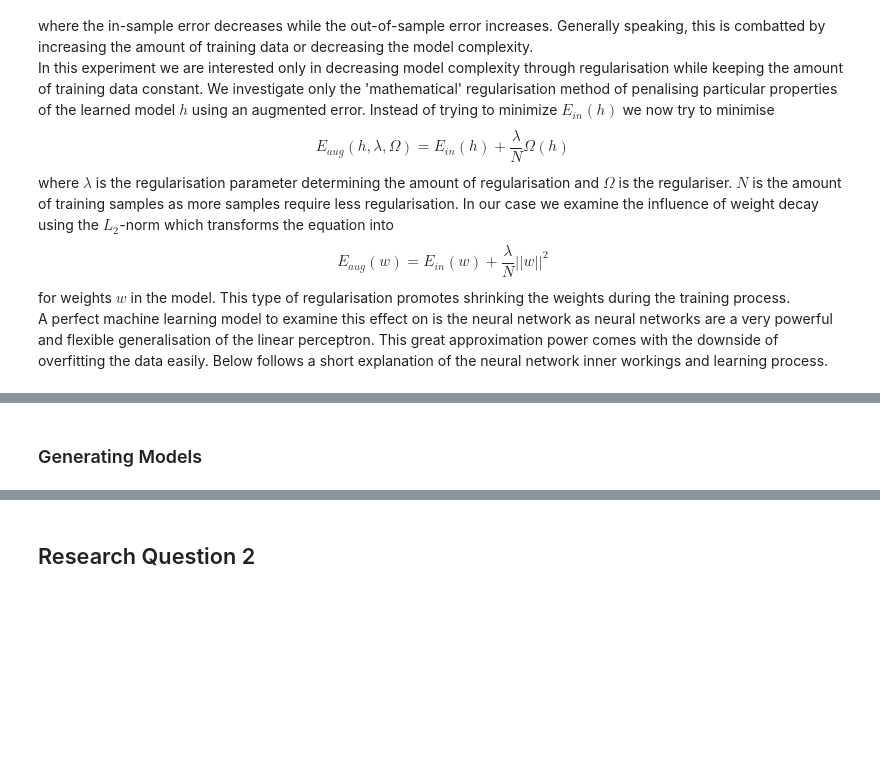
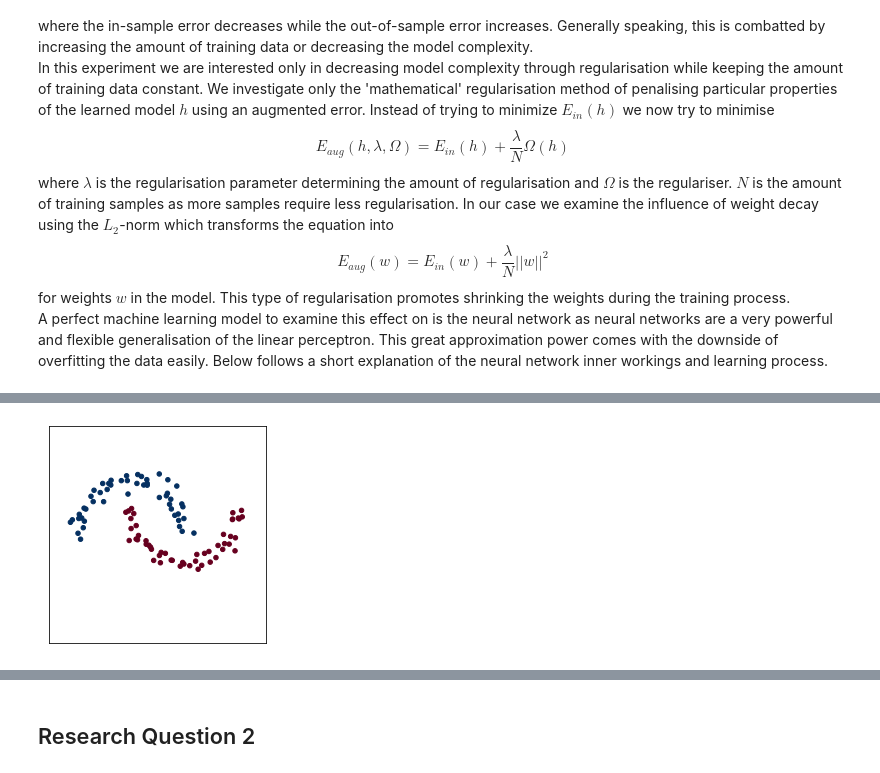
Before and after one commit to WardGauderis/SFML, a Jupyter notebook: main.ipynb, the cells around one changed output, grey strips where cells are left out. Saved outputs shown, nothing was run; the diff lists cells and outputs as text; code cells hidden in the pictures; blank space fills up the shorter version.

```diff
--- a/main.ipynb
+++ b/main.ipynb
@@ -163,5 +170,10 @@ def make_datasets(moons: bool, data_noise: bool, label_noise: bool, min_noise: f
 
         datasets.append((X, y))
     return datasets, noises
-# %% [markdown]
-### Generating Models
+# %%
+# Plot some moons with data noise
+data, noises = make_datasets(True, True, False, 0.1, 0.1, 100, 1)
+X, y = data[0]
+plot_points(X, y,  plt.subplot())
+# %% [output]
+[figure, added]
```
Also changed, not shown: parts of 33 cells of this notebook.
